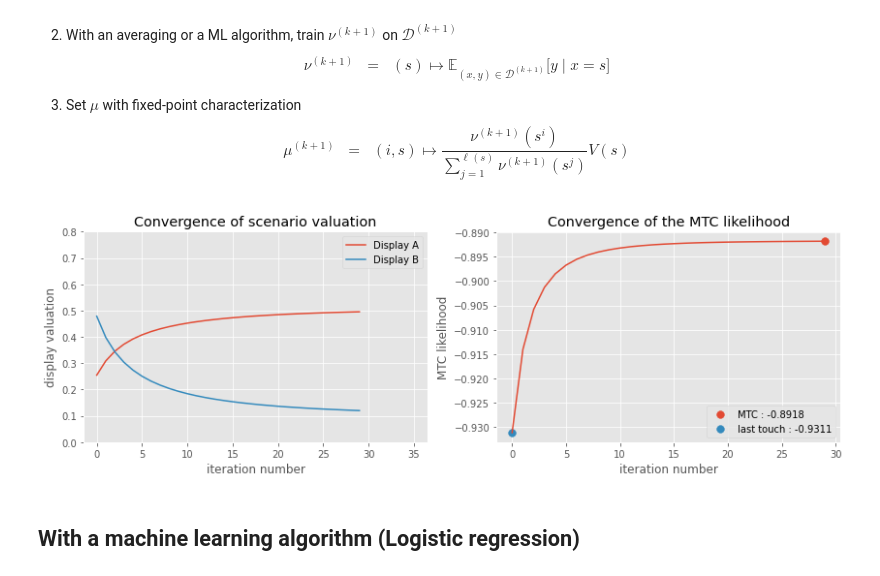
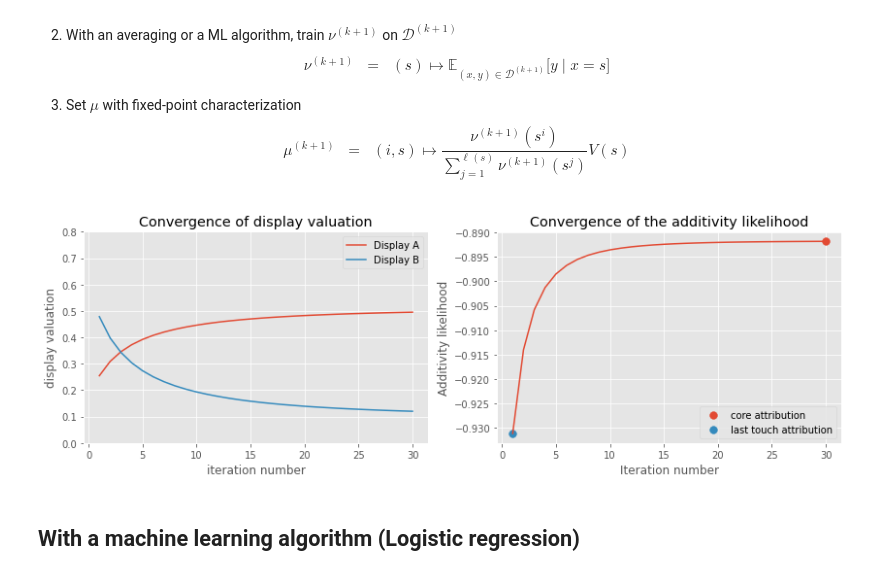
Before and after one commit to criteo-research/robust-label-attribution, a Jupyter notebook: Core_attribution_synthetic_dataset.ipynb, the cells around one changed output. Cells and saved outputs as stored; diff of their text form; code cells hidden in the pictures.

```diff
--- a/Core_attribution_synthetic_dataset.ipynb
+++ b/Core_attribution_synthetic_dataset.ipynb
@@ -53,7 +53,7 @@ $$
 f(\nu) = \sum_{n = 1}^N \Bigg\{ V(s_n) \cdot \log \bigg( \sum_{i = 1}^{\ell(s)} \nu({s_n}^i) \bigg) - \sum_{i = 1}^{\ell(s)} \nu({s_n}^i) \Bigg\}
 $$
 # %%
-def mtc_likelihood(model_predictions, timeline_ids, uid_rewards):
+def additivity_likelihood(model_predictions, timeline_ids, uid_rewards):
   # Gather the attributions per timeline and obtain the sum of the predictions per timeline
   predictions_per_display = pd.DataFrame({
       'timeline_id': timeline_ids,
@@ -68,13 +68,13 @@ def mtc_likelihood(model_predictions, timeline_ids, uid_rewards):
     .reset_index()
   )
 
-  mtc_llh = (
+  additivity_llh = (
     sum_predictions_by_timeline['uid_reward']
     * np.log(sum_predictions_by_timeline['sum_predictions'])
     - sum_predictions_by_timeline['sum_predictions']
   )
 
-  return mtc_llh.mean()
+  return additivity_llh.mean()
 # %% [markdown]
 ## Fixed point algorithm
 # %% [markdown]
@@ -139,58 +139,62 @@ def compute_metrics(original_dataset, compute_display_valuations):
 
   dataset_with_valuations = current_dataset.merge(scenario_valuation, on='display type', how='left')
 
-  current_mtc_likelihood = mtc_likelihood(
+  current_additivity_likelihood = additivity_likelihood(
       dataset_with_valuations['scenario_valuation'],
       dataset_with_valuations['uid'],
       dataset_with_valuations['total_uid_rewards']
   )
 
-  return scenario_valuation_dict, current_mtc_likelihood
+  return scenario_valuation_dict, current_additivity_likelihood
 # %%
 current_dataset = generate_dataset(seed=2390)
 # Initialize with last touch: last display beforethe conversion gets all credit
 current_dataset['labels'] = current_dataset['conversion'].values
 
 scenario_valuations = []
-mtc_likelihoods = []
+additivity_likelihoods = []
 for _ in range(30):
   current_dataset = run_one_iteration(current_dataset, compute_display_valuations_by_averaging)
-  scenario_valuation, current_mtc_likelihood = compute_metrics(current_dataset, compute_display_valuations_by_averaging)
+  scenario_valuation, current_additivity_likelihood = compute_metrics(current_dataset, compute_display_valuations_by_averaging)
   scenario_valuations += [scenario_valuation]
-  mtc_likelihoods += [current_mtc_likelihood]
+  additivity_likelihoods += [current_additivity_likelihood]
 # %%
 def plot_scenario_valuation(scenario_valuations, ax):
   display_types = sorted(list(scenario_valuations[0].keys()))
   for display_type in display_types:
-      ax.plot([valuations[display_type] for valuations in scenario_valuations], label=display_type)
+      ax.plot(
+          range(1, len(scenario_valuations) + 1),
+          [valuations[display_type] for valuations in scenario_valuations],
+          label=display_type
+      )
 
   ax.set_title('Convergence of display valuation')
   ax.set_ylabel('display valuation')
   ax.set_xlabel('iteration number')
-  ax.set_xlim((ax.get_xlim()[0], ax.get_xlim()[1] * 1.2))  # Add some space on the right
+  #ax.set_xlim((ax.get_xlim()[0], ax.get_xlim()[1] * 1.2))  # Add some space on the right
   ax.set_ylim([0., 0.8])
   ax.legend(loc='upper right')
 
-def plot_mtc_likelihood(mtc_likelihoods, ax):
-  ax.set_title('Convergence of the MTC likelihood')
-  ax.plot(mtc_likelihoods)
-  ax.set_ylabel('MTC likelihood')
-  ax.set_xlabel('iteration number')
+def plot_additivity_likelihood(additivity_likelihoods, ax):
+  ax.set_title('Convergence of the additivity likelihood')
+  ax.plot(range(1, len(additivity_likelihoods) + 1), additivity_likelihoods)
+  ax.set_ylabel('Additivity likelihood')
+  ax.set_xlabel('Iteration number')
 
-  llh_init = mtc_likelihoods[0]
-  llh_conv = mtc_likelihoods[-1]
-  ax.scatter(len(mtc_likelihoods) - 1, llh_conv, s=60, label=f'MTC : {llh_conv:.4f}', c='C0')
-  ax.scatter(0, llh_init, s=60, label=f'last touch : {llh_init:.4f}', c='C1')
+  llh_init = additivity_likelihoods[0]
+  llh_conv = additivity_likelihoods[-1]
+  ax.scatter(len(additivity_likelihoods), llh_conv, s=60, label='core attribution', c='C0')
+  ax.scatter(1, llh_init, s=60, label='last touch attribution', c='C1')
   ax.legend()
 
-def plot_metrics(scenario_valuations, mtc_likelihoods):
+def plot_metrics(scenario_valuations, additivity_likelihoods):
   fig, axes = plt.subplots(1, 2, figsize=(14, 4))
   plot_scenario_valuation(scenario_valuations, axes[0])
-  plot_mtc_likelihood(mtc_likelihoods, axes[1])
+  plot_additivity_likelihood(additivity_likelihoods, axes[1])
 
-plot_metrics(scenario_valuations, mtc_likelihoods)
+plot_metrics(scenario_valuations, additivity_likelihoods)
 # %% [output]
-[figure, old version]
+[figure, new version]
 # %%
 # Saving figures for paper
 fig, ax = plt.subplots(1, 1, figsize=(5, 3))
```
Also changed, not shown: parts of 7 cells of this notebook.
